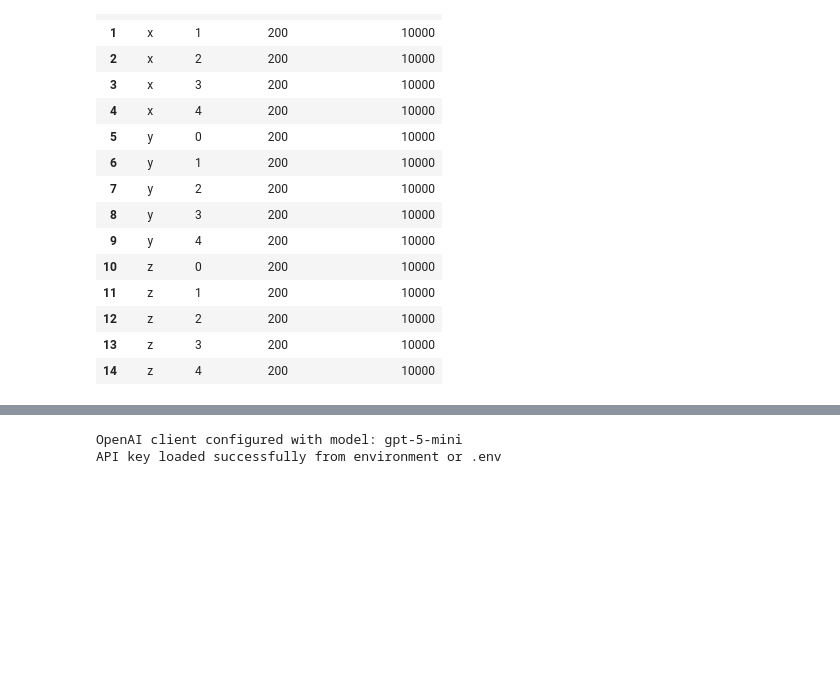
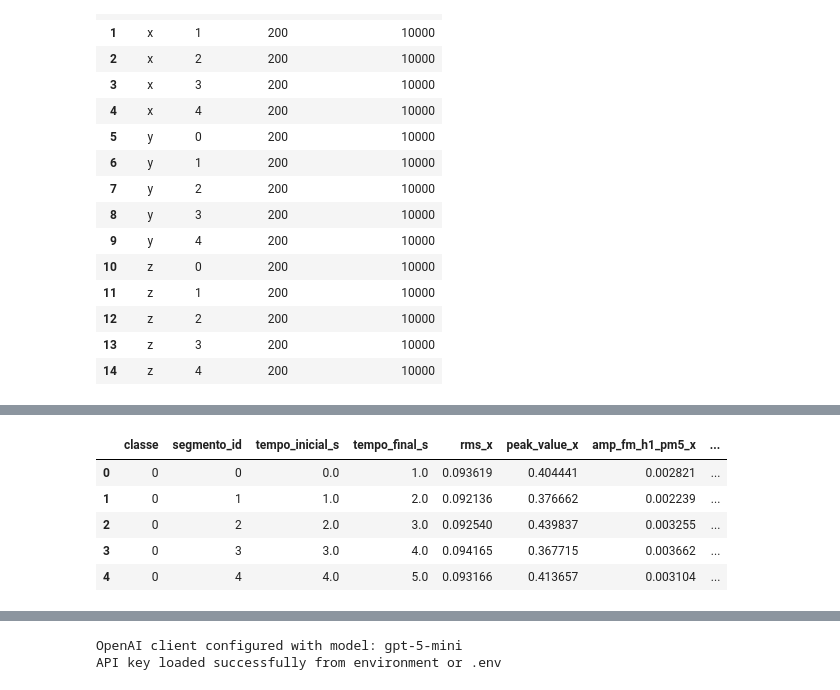
Before and after one commit to MateusZanco/predictive_maintenance_fft_ml_xai_llm, a Jupyter notebook: predictive_maintenance_fft_ml_xai_llm.ipynb, the cells around one changed output, grey strips where cells are left out. Drawn from its saved outputs; the diff is of its cells as text; code cells hidden in the pictures; blank space fills up the shorter version.

```diff
--- a/predictive_maintenance_fft_ml_xai_llm.ipynb
+++ b/predictive_maintenance_fft_ml_xai_llm.ipynb
@@ -555,0 +442,9 @@ Name: count, dtype: int64
+# %%
+rotacao_entrada_rpm = 1500.0
+reducao_primeiro_estagio = 6.0
+Zr = 100.0
+Zs = 28.0
+
+rotacao_entrada_segundo_estagio_reducao_planetaria = rotacao_entrada_rpm/reducao_primeiro_estagio
+Fsh = rotacao_entrada_segundo_estagio_reducao_planetaria/60.0
+Fm = ((Zr * Zs)/(Zr + Zs)) * Fsh
@@ -562,3 +469,85 @@ from sklearn.svm import SVC
 from sklearn.metrics import accuracy_score, precision_score, recall_score, f1_score, classification_report, ConfusionMatrixDisplay, roc_curve, auc
 from xgboost import XGBClassifier
 import shap
+# %%
+largura_banda_fm_hz = 5.0
+ordens_harmonicas_fm = [1, 2, 3, 4, 5, 6, 7, 8, 9, 10, 11, 12]
+janela_hann = np.hanning(amostras_por_intervalo)
+frequencias_fft = np.fft.rfftfreq(amostras_por_intervalo, d=1 / fs)
+
+mascaras_harmonicas_fm = {}
+for ordem_harmonica in ordens_harmonicas_fm:
+    frequencia_harmonica = ordem_harmonica * Fm
+    mascara_harmonica = (
+        (frequencias_fft >= frequencia_harmonica - largura_banda_fm_hz)
+        & (frequencias_fft <= frequencia_harmonica + largura_banda_fm_hz)
+    )
+    mascaras_harmonicas_fm[ordem_harmonica] = mascara_harmonica
+
+def calcular_espectro_amplitude(sinal_segmento, janela):
+    sinal_centrado = sinal_segmento - np.mean(sinal_segmento)
+    sinal_janelado = sinal_centrado * janela
+    espectro = np.fft.rfft(sinal_janelado)
+    amplitude = np.abs(espectro) * 2.0 / janela.sum()
+    amplitude[0] = 0.0
+    return amplitude
+
+def extrair_maior_amplitude_na_banda(amplitude_espectral, mascara_banda):
+    if not np.any(mascara_banda):
+        return np.nan
+
+    return float(amplitude_espectral[mascara_banda].max())
+
+def calcular_rms(sinal_segmento):
+    return float(np.sqrt(np.mean(np.square(sinal_segmento))))
+
+def calcular_peak_value(sinal_segmento):
+    return float(np.max(np.abs(sinal_segmento)))
+
+segmentos_classes_eixo = {
+    "x": [segmentos_eixo_x_classe0, segmentos_eixo_x_classe1, segmentos_eixo_x_classe2, segmentos_eixo_x_classe3, segmentos_eixo_x_classe4],
+    "y": [segmentos_eixo_y_classe0, segmentos_eixo_y_classe1, segmentos_eixo_y_classe2, segmentos_eixo_y_classe3, segmentos_eixo_y_classe4],
+    "z": [segmentos_eixo_z_classe0, segmentos_eixo_z_classe1, segmentos_eixo_z_classe2, segmentos_eixo_z_classe3, segmentos_eixo_z_classe4],
+}
+
+features_modelo = []
+
+for classe in range(5):
+    quantidade_segmentos = segmentos_classes_eixo["x"][classe].shape[0]
+
+    for segmento_id in range(quantidade_segmentos):
+        linha = {
+            "classe": classe,
+            "segmento_id": segmento_id,
+            "tempo_inicial_s": segmento_id * duracao_intervalo_s,
+            "tempo_final_s": (segmento_id + 1) * duracao_intervalo_s,
+        }
+
+        for eixo, segmentos_por_classe in segmentos_classes_eixo.items():
+            sinal_segmento = segmentos_por_classe[classe][segmento_id]
+            linha[f"rms_{eixo}"] = calcular_rms(sinal_segmento)
+            linha[f"peak_value_{eixo}"] = calcular_peak_value(sinal_segmento)
+            amplitude_espectral = calcular_espectro_amplitude(sinal_segmento, janela_hann)
+
+            for ordem_harmonica in ordens_harmonicas_fm:
+                linha[f"amp_fm_h{ordem_harmonica}_pm5_{eixo}"] = extrair_maior_amplitude_na_banda(
+                    amplitude_espectral,
+                    mascara_banda=mascaras_harmonicas_fm[ordem_harmonica],
+                )
+
+        features_modelo.append(linha)
+
+features_modelo = pd.DataFrame(features_modelo)
+
+colunas_identificacao = ["classe", "segmento_id", "tempo_inicial_s", "tempo_final_s"]
+colunas_features = [coluna for coluna in features_modelo.columns if coluna not in colunas_identificacao]
+
+X_features = features_modelo[colunas_features].copy()
+y_features = features_modelo["classe"].copy()
+
+print(f"Fm utilizada: {Fm:.4f} Hz")
+print(f"Ordens harmonicas utilizadas: {ordens_harmonicas_fm}")
+print(f"Largura da banda em torno de cada harmonica: +/- {largura_banda_fm_hz:.1f} Hz")
+print(f"Tamanho de X_features: {X_features.shape}")
+features_modelo.head()
+# %% [output]
@@ -564,0 +558,6 @@ import shap
+|  | classe | segmento_id | tempo_inicial_s | tempo_final_s | rms_x | peak_value_x | amp_fm_h1_pm5_x | ... |
+| 0 | 0 | 0 | 0.0 | 1.0 | 0.093619 | 0.404441 | 0.002821 | ... |
+| 1 | 0 | 1 | 1.0 | 2.0 | 0.092136 | 0.376662 | 0.002239 | ... |
+| 2 | 0 | 2 | 2.0 | 3.0 | 0.092540 | 0.439837 | 0.003255 | ... |
+| 3 | 0 | 3 | 3.0 | 4.0 | 0.094165 | 0.367715 | 0.003662 | ... |
+| 4 | 0 | 4 | 4.0 | 5.0 | 0.093166 | 0.413657 | 0.003104 | ... |
```
Also changed, not shown: parts of 19 cells of this notebook.
